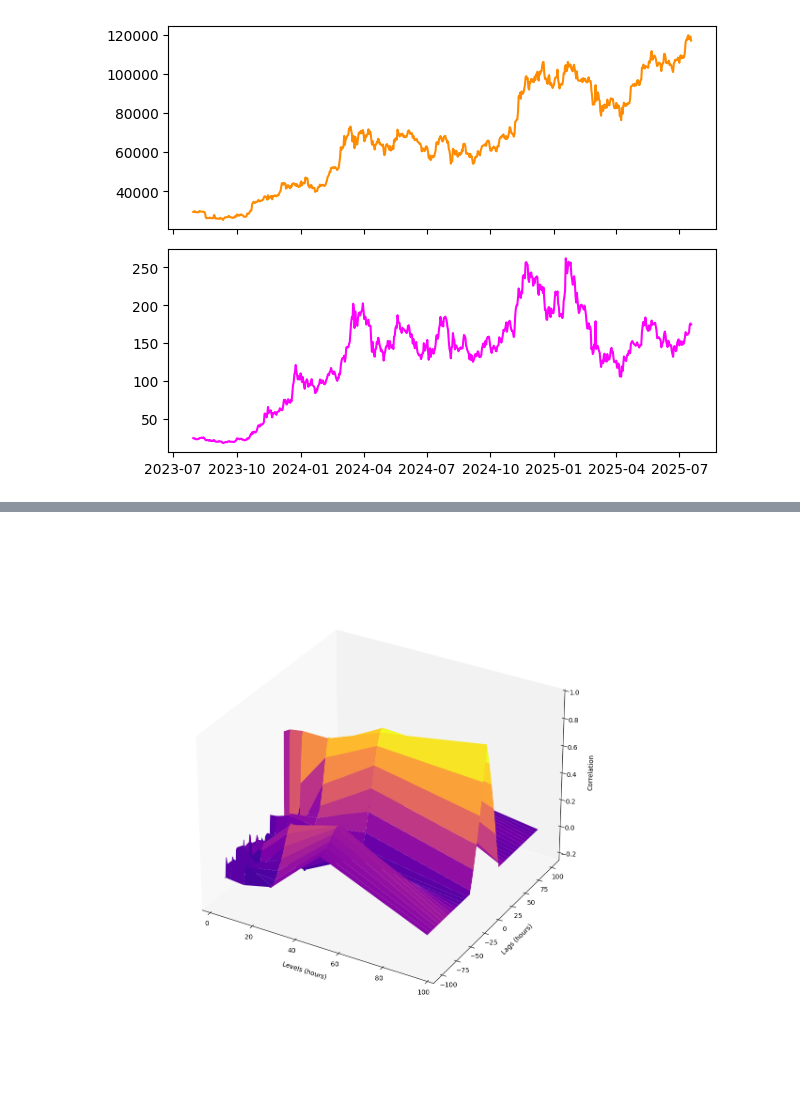
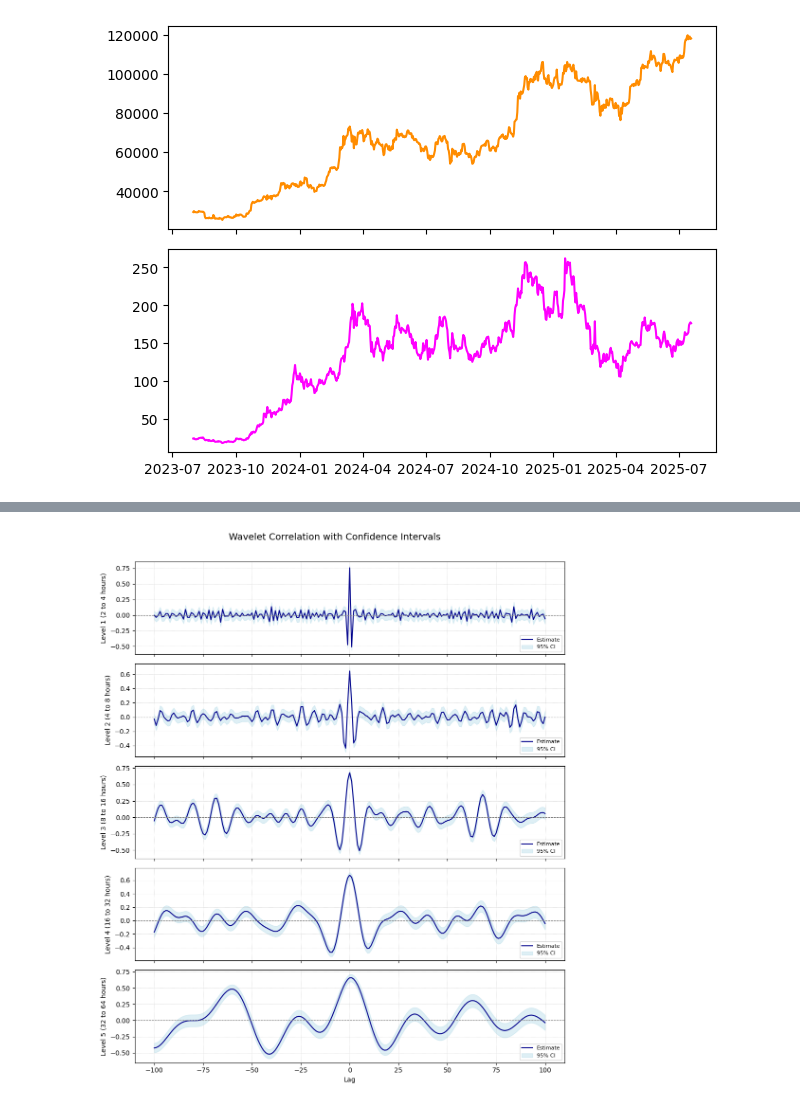
Before and after one commit to HFDKVB/Wavelet-Variance, a Jupyter notebook: example.ipynb, the cells around one changed output, grey strips where cells are left out. Cells and saved outputs as stored; diff of their text form; code cells hidden in the pictures.

```diff
--- a/example.ipynb
+++ b/example.ipynb
@@ -75,35 +75,26 @@ plt.show()
-# %%
-from mpl_toolkits.mplot3d import Axes3D
-import matplotlib.pyplot as plt
-
-fig = plt.figure(figsize=(20, 12))
-ax = fig.add_subplot(111, projection='3d')
-
-# Plot
-surf = ax.plot_surface(1.5 * 2**(P1), P2, Z, cmap='plasma', edgecolor='none')
-
-# Labels
-ax.set_xlabel('Levels (hours)', labelpad=15)
-ax.set_ylabel('Lags (hours)', labelpad=15)
-ax.set_zlabel('Correlation', labelpad=15)
-
-# Cleaner white background
-ax.set_facecolor('white')
-fig.patch.set_facecolor('white')
-ax.xaxis.pane.set_edgecolor('w')
-ax.yaxis.pane.set_edgecolor('w')
-ax.zaxis.pane.set_edgecolor('w')
-
-# Remove gridlines and spines
-ax.grid(False)
-ax.xaxis._axinfo["grid"]['color'] =  (1,1,1,0)
-ax.yaxis._axinfo["grid"]['color'] =  (1,1,1,0)
-ax.zaxis._axinfo["grid"]['color'] =  (1,1,1,0)
-
-# Adjust aspect ratio
-ax.set_box_aspect(None, zoom=0.75)
-
-plt.tight_layout()
-plt.show()
-# %% [output]
-[figure, removed]
+# %%
+fig, ax = plt.subplots(5, 1, sharex=True, figsize=(10, 12))
+
+for level in range(5):
+    lower = []
+    estimate = []
+    upper = []
+    for lag in lags:
+        lb, est, ub = wavelet_correlation_CI(btc_logr, sol_logr, "db6", level+1, lag, 0.05)
+        lower.append(lb)
+        estimate.append(est)
+        upper.append(ub)
+
+    ax[level].plot(lags, estimate, color='darkblue', label="Estimate")
+    ax[level].fill_between(lags, lower, upper, color='lightblue', alpha=0.4, label="95% CI")
+    ax[level].axhline(0, color='gray', linestyle='--', linewidth=0.8)
+    ax[level].set_ylabel(f"Level {level+1} ({2**(level+1)} to {2**(level+2)} hours)")
+    ax[level].legend(loc="lower right", fontsize=8)
+    ax[level].grid(True, linestyle=':', linewidth=0.5)
+
+ax[-1].set_xlabel("Lag")
+plt.suptitle("Wavelet Correlation with Confidence Intervals", fontsize=14)
+plt.tight_layout(rect=[0, 0, 1, 0.97])
+plt.show()
+# %% [output]
+[figure, added]
```
Also changed, not shown: parts of 3 cells of this notebook, 1 other file.
